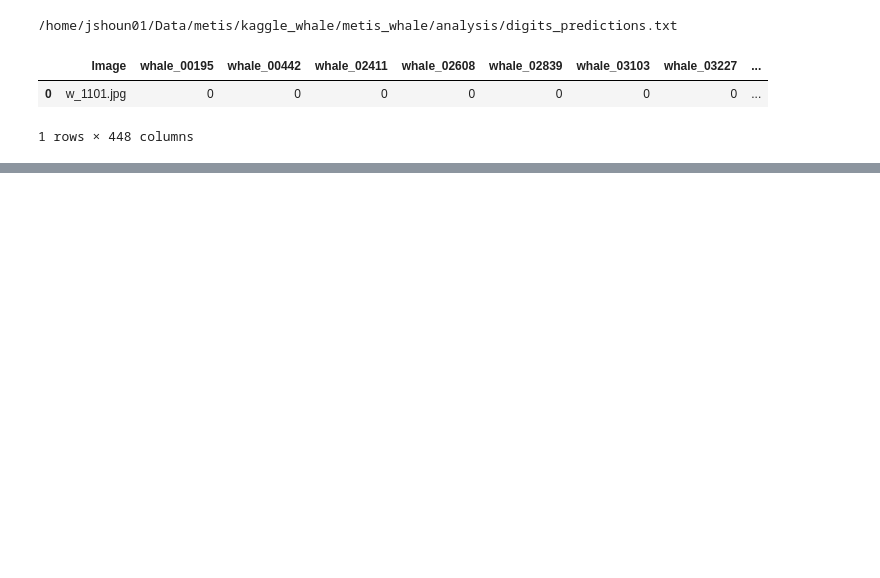
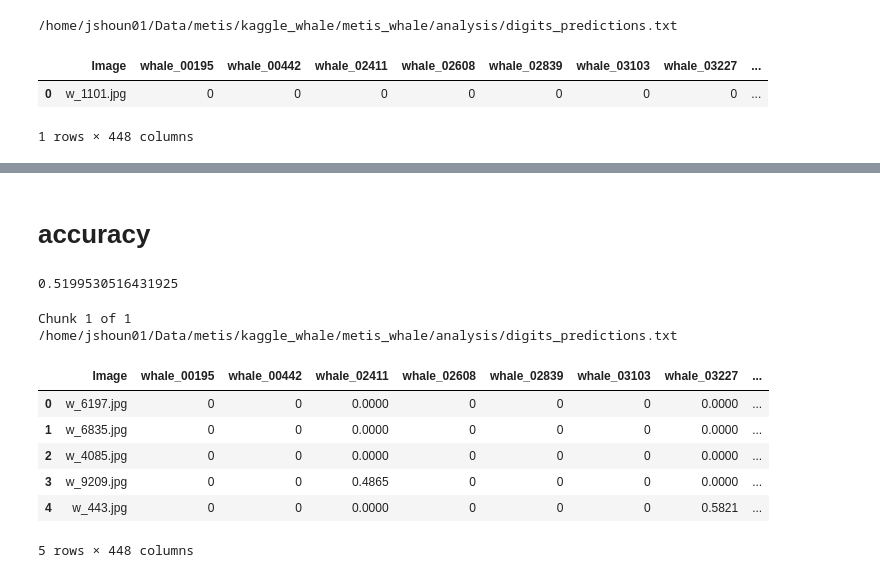
Before and after one commit to WangDequan/kaggle-whale, a Jupyter notebook: analysis/digits.ipynb, the cells around one changed output, grey strips where cells are left out. Cells and saved outputs as stored; diff of their text form; code cells hidden in the pictures; blank space fills up the shorter version.

```diff
--- a/analysis/digits.ipynb
+++ b/analysis/digits.ipynb
@@ -27,6 +36,6 @@ base_path='/home/jshoun01/Data/metis/kaggle_whale/data/imgs'
 # %%
 dfc = digits.DigitsFileCreator(label_file,base_path)
-dfc.finalize()
+train_df,validation_df,labels_dict=dfc.finalize()
 # %% [output]
 /home/jshoun01/Data/metis/kaggle_whale/metis_whale/analysis/digits_labels.txt
 /home/jshoun01/Data/metis/kaggle_whale/metis_whale/analysis/digits_train.csv
@@ -66,4 +79,0 @@ data@  metis_whale/
-# %%
-train_df=pd.read_csv(label_file)
-# %%
-train_df['full_path']=base_path+"/"+train_df['Image']
@@ -78,0 +80,2 @@ train_df.head()
+# %%
+dsc = digits.DigitsServerClassification(server_url='http://localhost:8080',job_id=job_id)
@@ -94,0 +124,21 @@ train_df.describe()
+# %% [markdown]
+# accuracy
+# %%
+#accuracy_score(y_true, y_pred)
+accuracy_score(full_pred_df['whaleID'], full_pred_df['predicted'])
+# %% [output]
+0.5199530516431925
+# %%
+results=dsc.classify_images(train_df['full_path'][0:5])
+train_probas_df=helper.convert_digits_prediction_to_file(results,labels_dict)
+train_probas_df.head()
+# %% [output]
+Chunk 1 of 1
+/home/jshoun01/Data/metis/kaggle_whale/metis_whale/analysis/digits_predictions.txt
+|  | Image | whale_00195 | whale_00442 | whale_02411 | whale_02608 | whale_02839 | whale_03103 | whale_03227 | ... |
+| 0 | w_6197.jpg | 0 | 0 | 0.0000 | 0 | 0 | 0 | 0.0000 | ... |
+| 1 | w_6835.jpg | 0 | 0 | 0.0000 | 0 | 0 | 0 | 0.0000 | ... |
+| 2 | w_4085.jpg | 0 | 0 | 0.0000 | 0 | 0 | 0 | 0.0000 | ... |
+| 3 | w_9209.jpg | 0 | 0 | 0.4865 | 0 | 0 | 0 | 0.0000 | ... |
+| 4 | w_443.jpg | 0 | 0 | 0.0000 | 0 | 0 | 0 | 0.5821 | ... |
+5 rows × 448 columns
```
Also changed, not shown: parts of 27 cells of this notebook, 3 other files.
